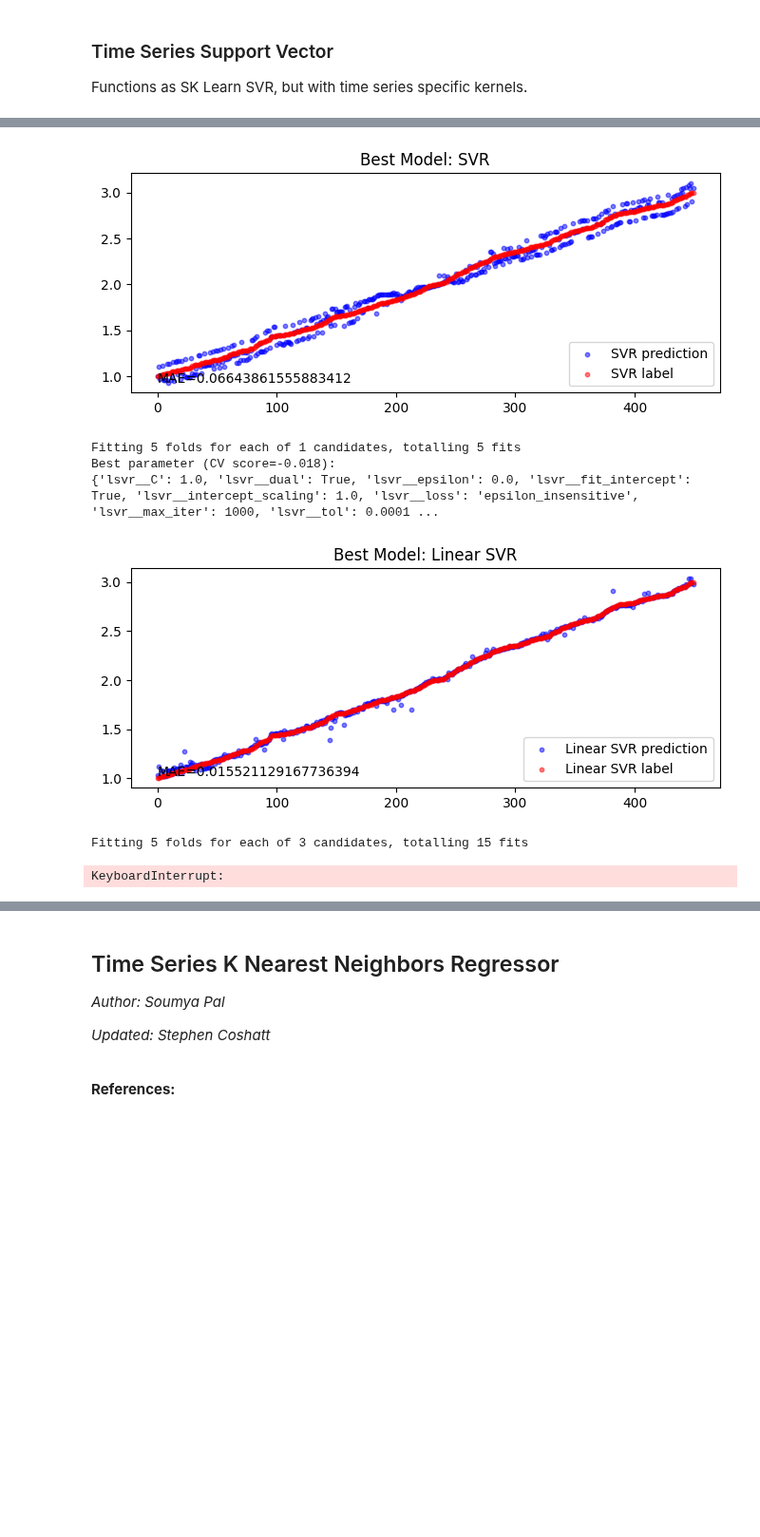
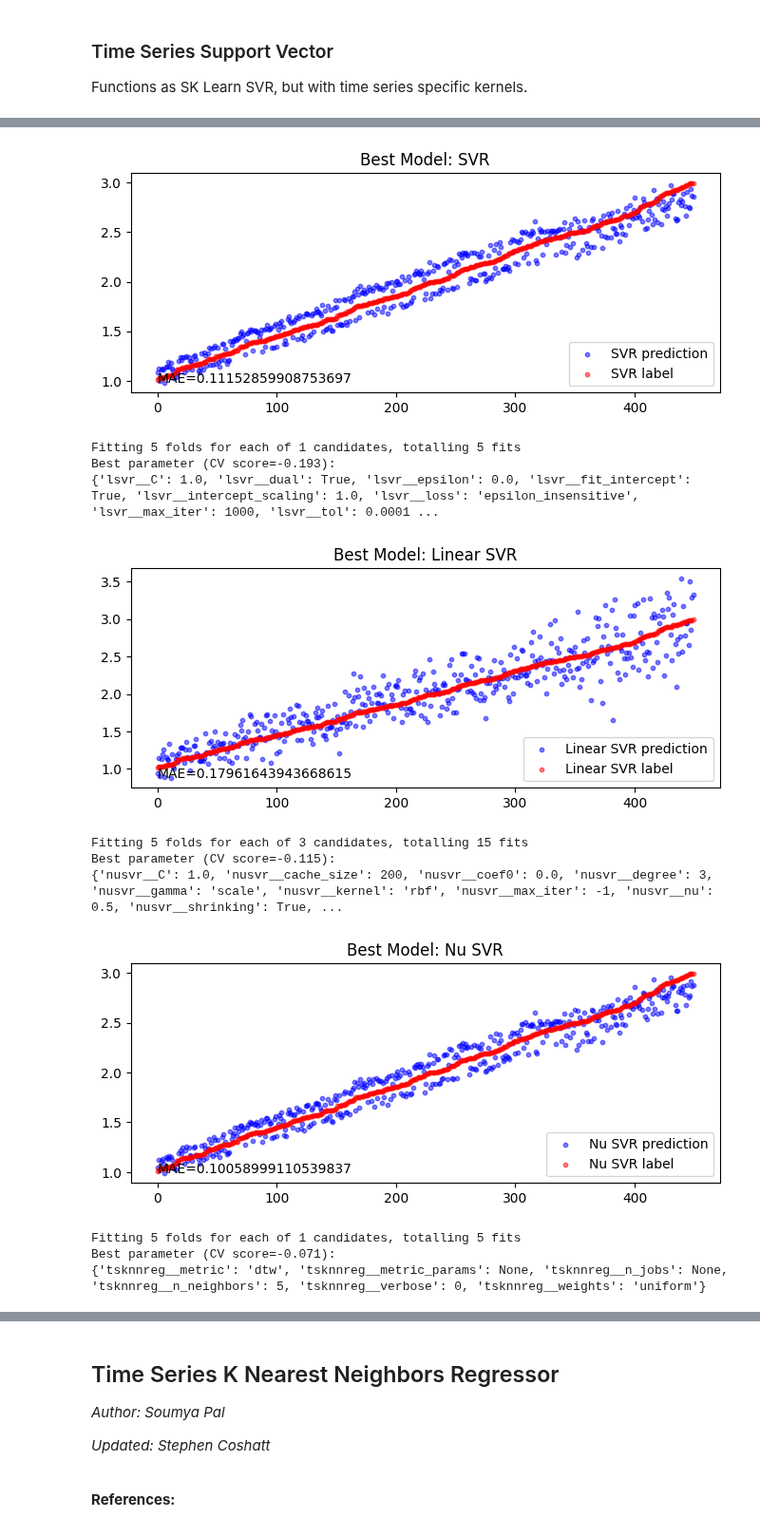
Before and after one commit to wsonguga/SensorAI, a Jupyter notebook: tutorial_regression.ipynb, the cells around one changed output, grey strips where cells are left out. Shown at 95% size. Cells and saved outputs as stored; diff of their text form; code cells hidden in the pictures; blank space fills up the shorter version.

```diff
--- a/tutorial_regression.ipynb
+++ b/tutorial_regression.ipynb
@@ -1653,7 +1616,7 @@ diabetes_x = diabetes_data[:, -1] # label
 
 # generate waves with random frequencies and amplitudes
 # frequencies are the labels
-x, y = generate_regression_data(amplitude=1,wave_number=1500)
+x, y = generate_regression_data(label_type='amplitude',wave_number=1500,noise=True)
 
 # Uncomment the x and y below if you want to use the diabetes data.
 # Comment out if you want to use the random waveform data above
@@ -1680,12 +1643,14 @@ svr_lin = skr.pipeBuild_SVR(kernel=['linear'])
 svr_poly = skr.pipeBuild_SVR(kernel=['poly'])
 svr_rbf  = skr.pipeBuild_SVR(kernel=['rbf'])
 
-names=['SVR','Linear SVR','Nu SVR']#,'Time Series SVR']
-pipes=[svr,linsvr,nusvr]#,tssvr]
+names=['SVR','Linear SVR','Nu SVR','Time Series SVR']
+pipes=[svr,linsvr,nusvr,tssvr]
 
 #names=['Linear','Poly','RBF']
 #pipes=[svr_lin,svr_poly,svr_rbf]
 
+#names=['Nu SVR']
+#pipes=[nusvr]
 
 # Build and run a grid search for regressors.  Outputs best model and heat map of each type.
 skr.gridsearch_regressor(names=names,pipes=pipes,X_train=X_train,X_test=X_test,y_train=y_train,y_test=y_test,scoring='neg_mean_absolute_error')
@@ -1698,7 +1663,12 @@ Best parameter (CV score=-0.067):
-[figure, old version]
+[figure, new version]
 Fitting 5 folds for each of 1 candidates, totalling 5 fits
-Best parameter (CV score=-0.018):
+Best parameter (CV score=-0.193):
 {'lsvr__C': 1.0, 'lsvr__dual': True, 'lsvr__epsilon': 0.0, 'lsvr__fit_intercept': True, 'lsvr__intercept_scaling': 1.0, 'lsvr__loss': 'epsilon_insensitive', 'lsvr__max_iter': 1000, 'lsvr__tol': 0.0001 ...
-[figure, old version]
+[figure, new version]
 Fitting 5 folds for each of 3 candidates, totalling 15 fits
+Best parameter (CV score=-0.115):
+{'nusvr__C': 1.0, 'nusvr__cache_size': 200, 'nusvr__coef0': 0.0, 'nusvr__degree': 3, 'nusvr__gamma': 'scale', 'nusvr__kernel': 'rbf', 'nusvr__max_iter': -1, 'nusvr__nu': 0.5, 'nusvr__shrinking': True, ...
+[figure, added]
-KeyboardInterrupt:
+Fitting 5 folds for each of 1 candidates, totalling 5 fits
+Best parameter (CV score=-0.071):
+{'tsknnreg__metric': 'dtw', 'tsknnreg__metric_params': None, 'tsknnreg__n_jobs': None, 'tsknnreg__n_neighbors': 5, 'tsknnreg__verbose': 0, 'tsknnreg__weights': 'uniform'}
```
Also changed, not shown: parts of 16 cells of this notebook, 1 other file.
